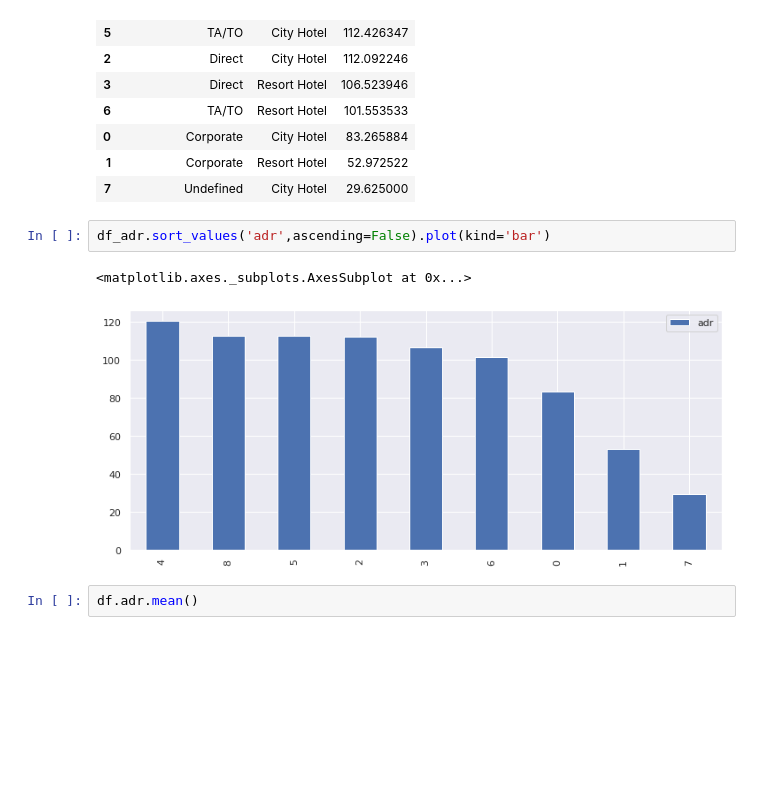
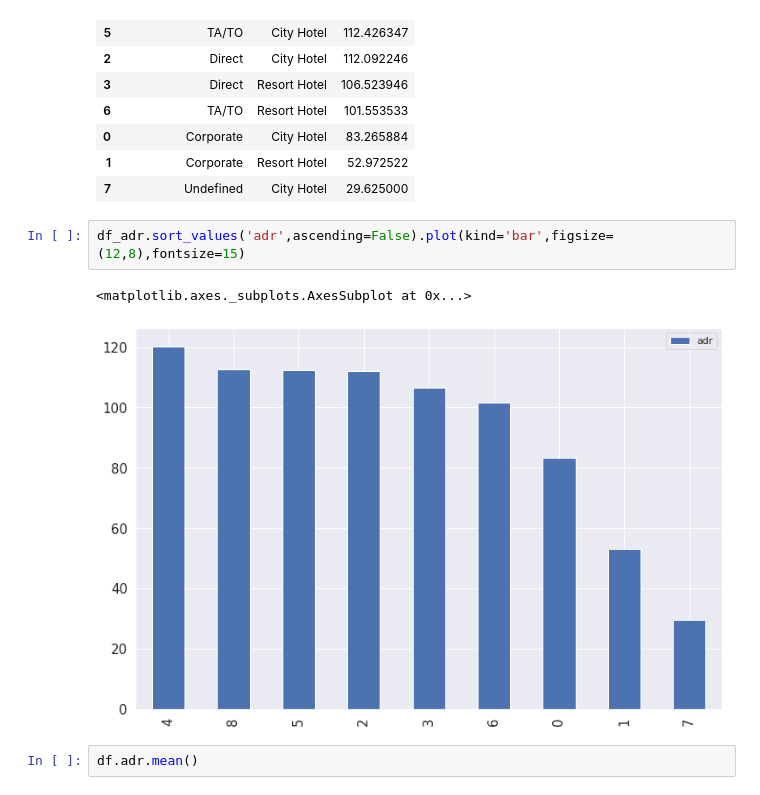
Before and after one commit to RAHULRAJ666DX/Capston-Hotel-Booking-Analysis-, a Jupyter notebook: EDA_Hotel_Booking_Analysis_Rahul_Raj.ipynb, the cells around one changed output. Cells and saved outputs as stored; diff of their text form; blank space fills up the shorter version.

```diff
--- a/EDA_Hotel_Booking_Analysis_Rahul_Raj.ipynb
+++ b/EDA_Hotel_Booking_Analysis_Rahul_Raj.ipynb
@@ -629,10 +652,10 @@ df_adr.sort_values(by='adr',ascending=False)
 | 1 | Corporate | Resort Hotel | 52.972522 |
 | 7 | Undefined | City Hotel | 29.625000 |
 # %%
-df_adr.sort_values('adr',ascending=False).plot(kind='bar')
+df_adr.sort_values('adr',ascending=False).plot(kind='bar',figsize=(12,8),fontsize=15)
 # %% [output]
 <matplotlib.axes._subplots.AxesSubplot at 0x...>
-[figure, old version]
+[figure, new version]
 # %%
 df.adr.mean()
 # %% [output]
```
Also changed, not shown: parts of 46 cells of this notebook.
